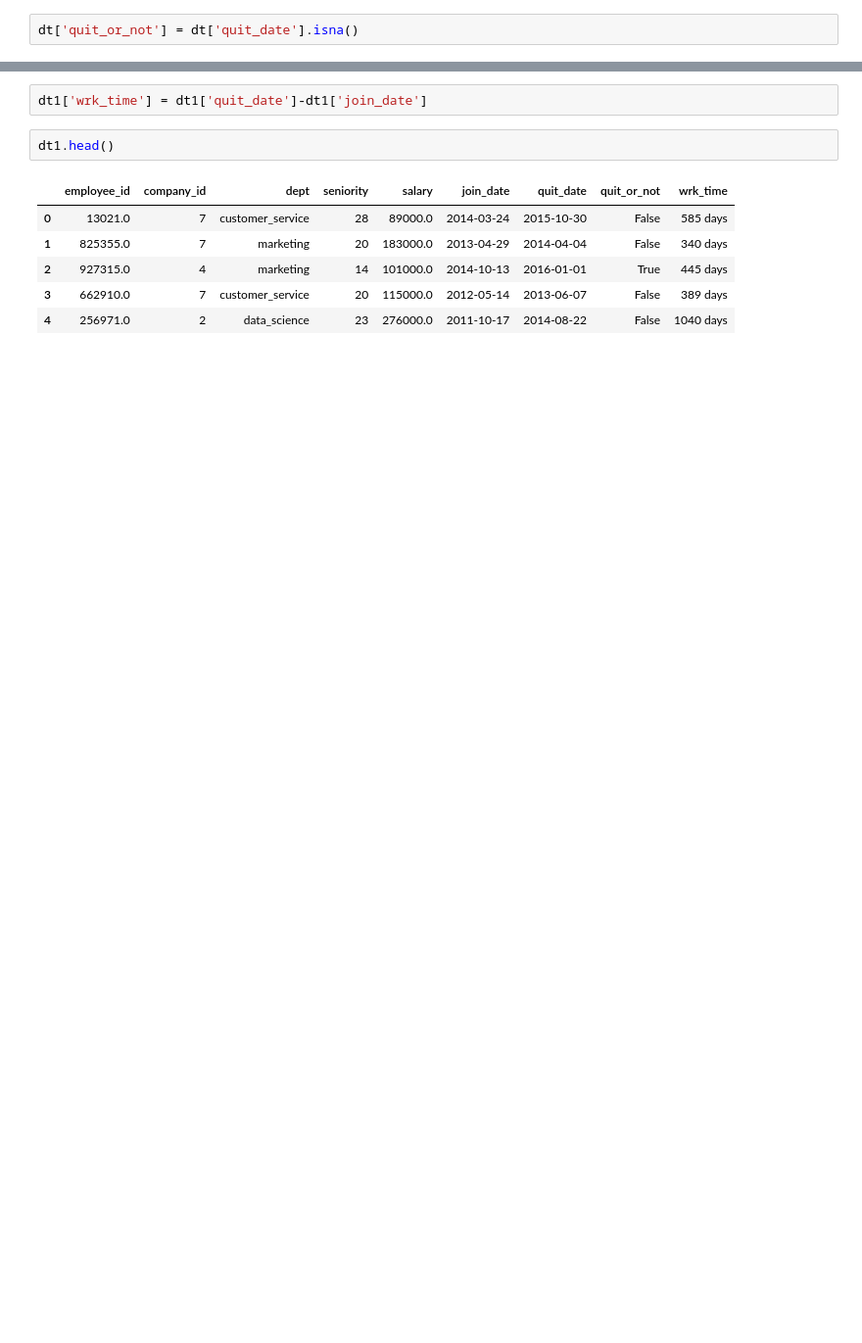
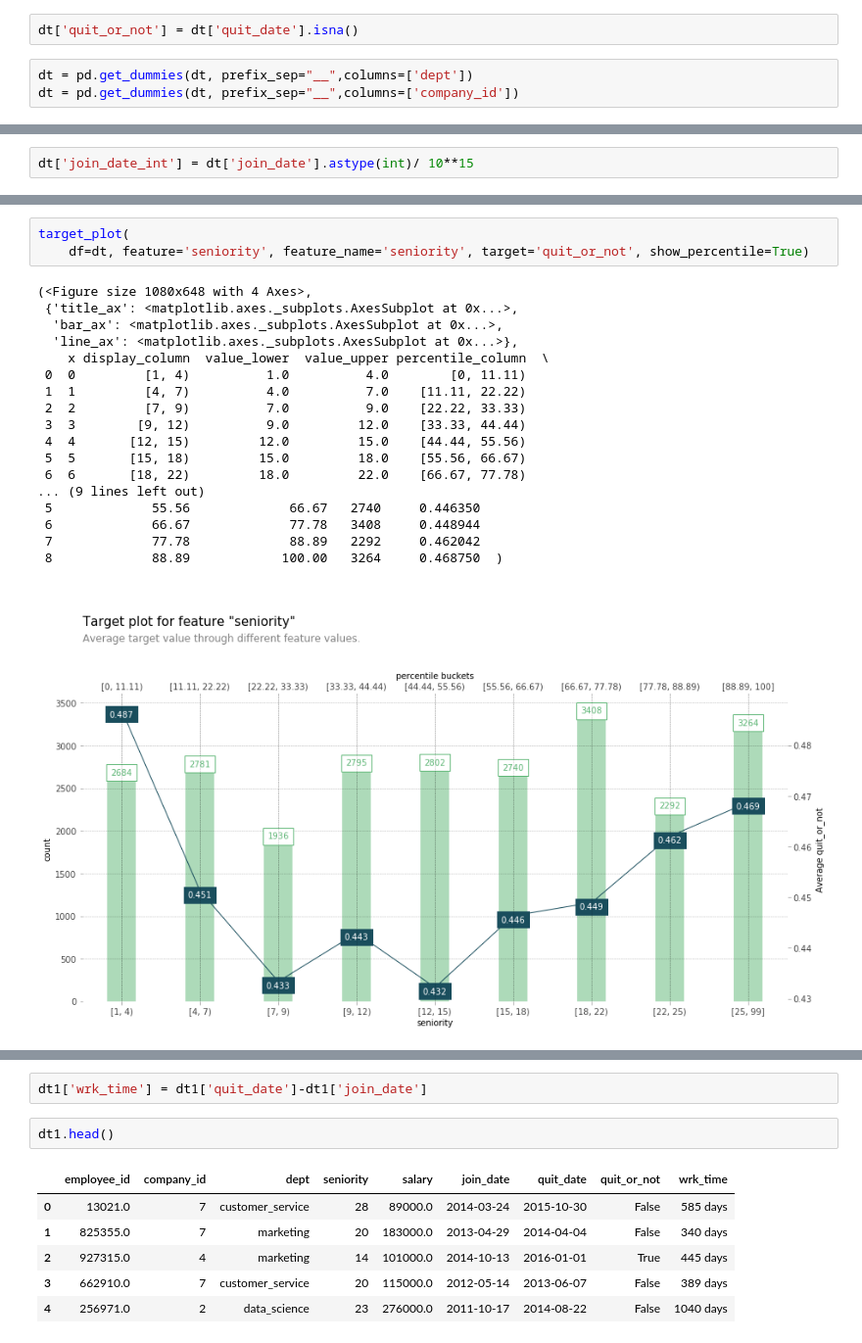
Before and after one commit to crazywiden/Leetcode_daily_submit, a Jupyter notebook: 20e/Employee retention.ipynb, the cells around one changed output, grey strips where cells are left out. Shown at 98% size. Saved outputs shown, nothing was run; the diff lists cells and outputs as text; blank space fills up the shorter version.

```diff
--- a/20e/Employee retention.ipynb
+++ b/20e/Employee retention.ipynb
@@ -130,2 +146,5 @@ Need to read the book first....
 # %%
 dt['quit_or_not'] = dt['quit_date'].isna()
+# %%
+dt = pd.get_dummies(dt, prefix_sep="__",columns=['dept'])
+dt = pd.get_dummies(dt, prefix_sep="__",columns=['company_id'])
@@ -131,0 +153,2 @@ dt['quit_or_not'] = dt['quit_date'].isna()
+# %%
+dt['join_date_int'] = dt['join_date'].astype(int)/ 10**15
@@ -131,0 +166,22 @@ dt['quit_or_not'] = dt['quit_date'].isna()
+# %%
+target_plot(
+    df=dt, feature='seniority', feature_name='seniority', target='quit_or_not', show_percentile=True)
+# %% [output]
+(<Figure size 1080x648 with 4 Axes>,
+ {'title_ax': <matplotlib.axes._subplots.AxesSubplot at 0x...>,
+  'bar_ax': <matplotlib.axes._subplots.AxesSubplot at 0x...>,
+  'line_ax': <matplotlib.axes._subplots.AxesSubplot at 0x...>},
+    x display_column  value_lower  value_upper percentile_column  \
+ 0  0         [1, 4)          1.0          4.0        [0, 11.11)
+ 1  1         [4, 7)          4.0          7.0    [11.11, 22.22)
+ 2  2         [7, 9)          7.0          9.0    [22.22, 33.33)
+ 3  3        [9, 12)          9.0         12.0    [33.33, 44.44)
+ 4  4       [12, 15)         12.0         15.0    [44.44, 55.56)
+ 5  5       [15, 18)         15.0         18.0    [55.56, 66.67)
+ 6  6       [18, 22)         18.0         22.0    [66.67, 77.78)
+... (9 lines left out)
+ 5             55.56             66.67   2740     0.446350
+ 6             66.67             77.78   3408     0.448944
+ 7             77.78             88.89   2292     0.462042
+ 8             88.89            100.00   3264     0.468750  )
+[figure, added]
```
Also changed, not shown: parts of 75 cells of this notebook.
